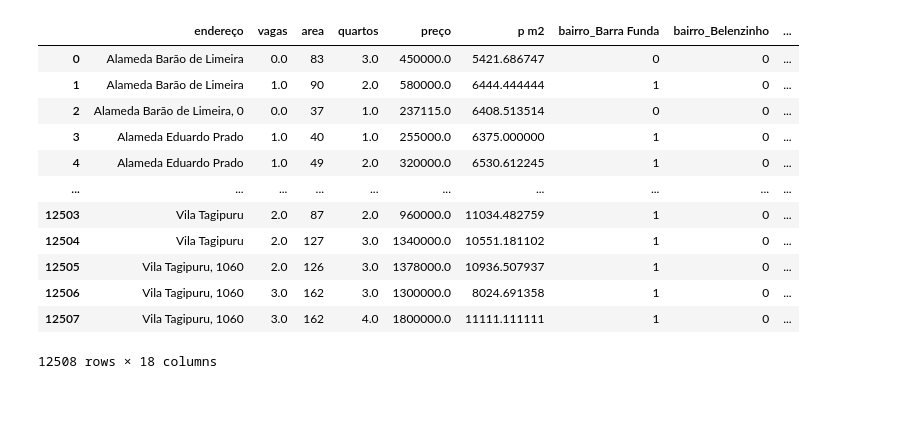
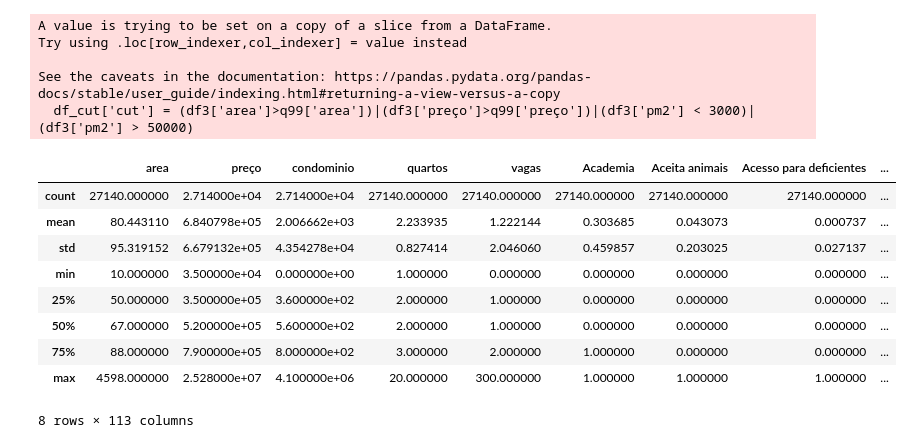
Before and after one commit to caiocezar05/Python-projects, a Jupyter notebook: Imoveis (scrapper e regressão)/Analysis imóveis VivaReal.ipynb, the cells around one changed output. Saved outputs shown, nothing was run; the diff lists cells and outputs as text; code cells hidden in the pictures; blank space fills up the shorter version.

```diff
--- a/Imoveis (scrapper e regressão)/Analysis imóveis VivaReal.ipynb
+++ b/Imoveis (scrapper e regressão)/Analysis imóveis VivaReal.ipynb
@@ -39,17 +31,41 @@ df3 = df2.groupby(['endereço','vagas','area','bairro','quartos'],as_index =Fals
-# %%
-df4 = pd.get_dummies(df3,columns=['bairro'])
-df4
-# %% [output]
-|  | endereço | vagas | area | quartos | preço | p m2 | bairro_Barra Funda | bairro_Belenzinho | ... |
-| 0 | Alameda Barão de Limeira | 0.0 | 83 | 3.0 | 450000.0 | 5421.686747 | 0 | 0 | ... |
-| 1 | Alameda Barão de Limeira | 1.0 | 90 | 2.0 | 580000.0 | 6444.444444 | 1 | 0 | ... |
-| 2 | Alameda Barão de Limeira, 0 | 0.0 | 37 | 1.0 | 237115.0 | 6408.513514 | 0 | 0 | ... |
-| 3 | Alameda Eduardo Prado | 1.0 | 40 | 1.0 | 255000.0 | 6375.000000 | 1 | 0 | ... |
-| 4 | Alameda Eduardo Prado | 1.0 | 49 | 2.0 | 320000.0 | 6530.612245 | 1 | 0 | ... |
-| ... | ... | ... | ... | ... | ... | ... | ... | ... | ... |
-| 12503 | Vila Tagipuru | 2.0 | 87 | 2.0 | 960000.0 | 11034.482759 | 1 | 0 | ... |
-| 12504 | Vila Tagipuru | 2.0 | 127 | 3.0 | 1340000.0 | 10551.181102 | 1 | 0 | ... |
-| 12505 | Vila Tagipuru, 1060 | 2.0 | 126 | 3.0 | 1378000.0 | 10936.507937 | 1 | 0 | ... |
-| 12506 | Vila Tagipuru, 1060 | 3.0 | 162 | 3.0 | 1300000.0 | 8024.691358 | 1 | 0 | ... |
-| 12507 | Vila Tagipuru, 1060 | 3.0 | 162 | 4.0 | 1800000.0 | 11111.111111 | 1 | 0 | ... |
-12508 rows × 18 columns
+# %%
+df2 = df[df['status'] == 'usado']
+df3 = df2[df2['area'] >= 10]
+
+
+
+q99 = df3.quantile(.99)
+q01 = df3.quantile(.005)
+
+
+df_cut = df3
+df_cut['cut'] = (df3['area']>q99['area'])|(df3['preço']>q99['preço'])|(df3['pm2'] < 3000)|(df3['pm2'] > 50000)
+
+df3 = df3.drop(df3[(df3['area']>q99['area'])].index)
+df3 = df3.drop(df3[(df3['preço']>q99['preço'])].index)
+df3 = df3.drop(df3[(df3['quartos']>q99['quartos'])].index)
+df3 = df3.drop(df3[(df3['vagas']>q99['vagas'])].index)
+
+df3 = df3.drop(df3[(df3['pm2'] > 30000)].index)
+df3 = df3.drop(df3[(df3['pm2'] < 3000)].index)
+
+
+
+
+df_cut.describe()
+# %% [output]
+A value is trying to be set on a copy of a slice from a DataFrame.
+Try using .loc[row_indexer,col_indexer] = value instead
+
+See the caveats in the documentation: https://pandas.pydata.org/pandas-docs/stable/user_guide/indexing.html#returning-a-view-versus-a-copy
+  df_cut['cut'] = (df3['area']>q99['area'])|(df3['preço']>q99['preço'])|(df3['pm2'] < 3000)|(df3['pm2'] > 50000)
+|  | area | preço | condominio | quartos | vagas | Academia | Aceita animais | Acesso para deficientes | ... |
+| count | 27140.000000 | 2.714000e+04 | 2.714000e+04 | 27140.000000 | 27140.000000 | 27140.000000 | 27140.000000 | 27140.000000 | ... |
+| mean | 80.443110 | 6.840798e+05 | 2.006662e+03 | 2.233935 | 1.222144 | 0.303685 | 0.043073 | 0.000737 | ... |
+| std | 95.319152 | 6.679132e+05 | 4.354278e+04 | 0.827414 | 2.046060 | 0.459857 | 0.203025 | 0.027137 | ... |
+| min | 10.000000 | 3.500000e+04 | 0.000000e+00 | 1.000000 | 0.000000 | 0.000000 | 0.000000 | 0.000000 | ... |
+| 25% | 50.000000 | 3.500000e+05 | 3.600000e+02 | 2.000000 | 1.000000 | 0.000000 | 0.000000 | 0.000000 | ... |
+| 50% | 67.000000 | 5.200000e+05 | 5.600000e+02 | 2.000000 | 1.000000 | 0.000000 | 0.000000 | 0.000000 | ... |
+| 75% | 88.000000 | 7.900000e+05 | 8.000000e+02 | 3.000000 | 2.000000 | 1.000000 | 0.000000 | 0.000000 | ... |
+| max | 4598.000000 | 2.528000e+07 | 4.100000e+06 | 20.000000 | 300.000000 | 1.000000 | 1.000000 | 1.000000 | ... |
+8 rows × 113 columns
```
Also changed, not shown: parts of 26 cells of this notebook, 3 other files.
